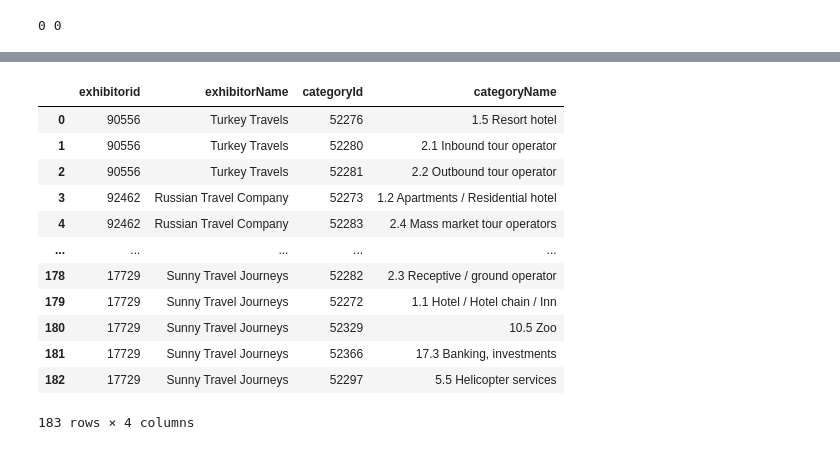
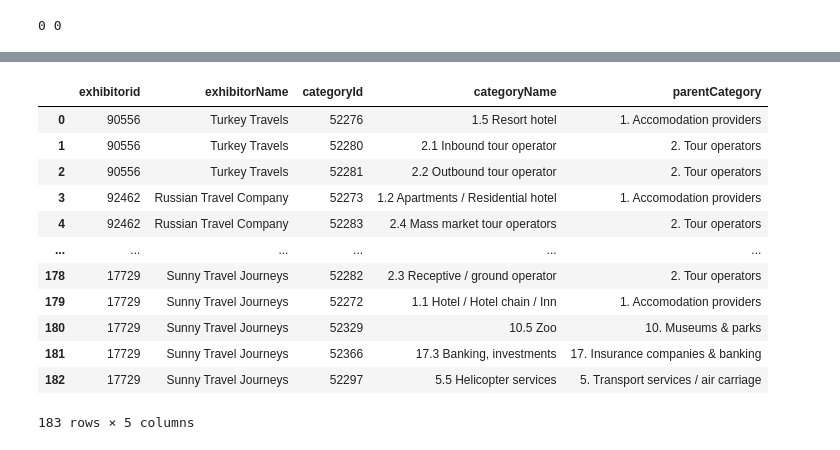
Before and after one commit to tasheer10/ITE-data-sciene-assignment, a Jupyter notebook: code/data_cleaning_and_processing.ipynb, the cells around one changed output, grey strips where cells are left out. Drawn from its saved outputs; the diff is of its cells as text; code cells hidden in the pictures.

```diff
--- a/code/data_cleaning_and_processing.ipynb
+++ b/code/data_cleaning_and_processing.ipynb
@@ -311,0 +337,15 @@ exhibitors_exploded_df.head()
+# %%
+# Get the parent category for each exhibitor based on the category name
+def get_parent_category(row):
+    category_name = row["categoryName"]
+
+    if "." in category_name:  # Check if it's a subcategory
+        parent_num = category_name.split(".")[0]  # Extract the main category number
+        parent_row = exhibitor_categories_df[exhibitor_categories_df["categoryName"].str.match(f"^{parent_num}\D")].iloc[0]  # Find the parent category row
+        return parent_row["categoryName"]
+
+    return category_name  # If it's a parent category, keep it the same
+
+exhibitor_categories_df["parentCategory"] = exhibitor_categories_df.apply(get_parent_category, axis=1)
+
+exhibitor_categories_df
@@ -347,21 +401,21 @@ exhibitors_final_df
 # %%
-exhibitors_final_df = exhibitors_final_df[['exhibitorid', 'Name', 'categoryId', 'categoryName']].copy()
+exhibitors_final_df = exhibitors_final_df[['exhibitorid', 'Name', 'categoryId', 'categoryName','parentCategory']].copy()
 exhibitors_final_df.rename(columns={'Name': 'exhibitorName'}, inplace=True)
 exhibitors_final_df
 # %% [output]
-|  | exhibitorid | exhibitorName | categoryId | categoryName |
-| 0 | 90556 | Turkey Travels | 52276 | 1.5 Resort hotel |
-| 1 | 90556 | Turkey Travels | 52280 | 2.1 Inbound tour operator |
-| 2 | 90556 | Turkey Travels | 52281 | 2.2 Outbound tour operator |
-| 3 | 92462 | Russian Travel Company | 52273 | 1.2 Apartments / Residential hotel |
-| 4 | 92462 | Russian Travel Company | 52283 | 2.4 Mass market tour operators |
-| ... | ... | ... | ... | ... |
-| 178 | 17729 | Sunny Travel Journeys | 52282 | 2.3 Receptive / ground operator |
-| 179 | 17729 | Sunny Travel Journeys | 52272 | 1.1 Hotel / Hotel chain / Inn |
-| 180 | 17729 | Sunny Travel Journeys | 52329 | 10.5 Zoo |
-| 181 | 17729 | Sunny Travel Journeys | 52366 | 17.3 Banking, investments |
-| 182 | 17729 | Sunny Travel Journeys | 52297 | 5.5 Helicopter services |
+|  | exhibitorid | exhibitorName | categoryId | categoryName | parentCategory |
+| 0 | 90556 | Turkey Travels | 52276 | 1.5 Resort hotel | 1. Accomodation providers |
+| 1 | 90556 | Turkey Travels | 52280 | 2.1 Inbound tour operator | 2. Tour operators |
+| 2 | 90556 | Turkey Travels | 52281 | 2.2 Outbound tour operator | 2. Tour operators |
+| 3 | 92462 | Russian Travel Company | 52273 | 1.2 Apartments / Residential hotel | 1. Accomodation providers |
+| 4 | 92462 | Russian Travel Company | 52283 | 2.4 Mass market tour operators | 2. Tour operators |
+| ... | ... | ... | ... | ... | ... |
+| 178 | 17729 | Sunny Travel Journeys | 52282 | 2.3 Receptive / ground operator | 2. Tour operators |
+| 179 | 17729 | Sunny Travel Journeys | 52272 | 1.1 Hotel / Hotel chain / Inn | 1. Accomodation providers |
+| 180 | 17729 | Sunny Travel Journeys | 52329 | 10.5 Zoo | 10. Museums & parks |
+| 181 | 17729 | Sunny Travel Journeys | 52366 | 17.3 Banking, investments | 17. Insurance companies & banking |
+| 182 | 17729 | Sunny Travel Journeys | 52297 | 5.5 Helicopter services | 5. Transport services / air carriage |
-183 rows × 4 columns
+183 rows × 5 columns
 # %%
 #Save Processed Data
 final_visitor_data.to_csv(os.path.join(base_path, 'processed_visitors_answers.csv'), index=False)
```
Also changed, not shown: parts of 4 cells of this notebook, 2 other files.
